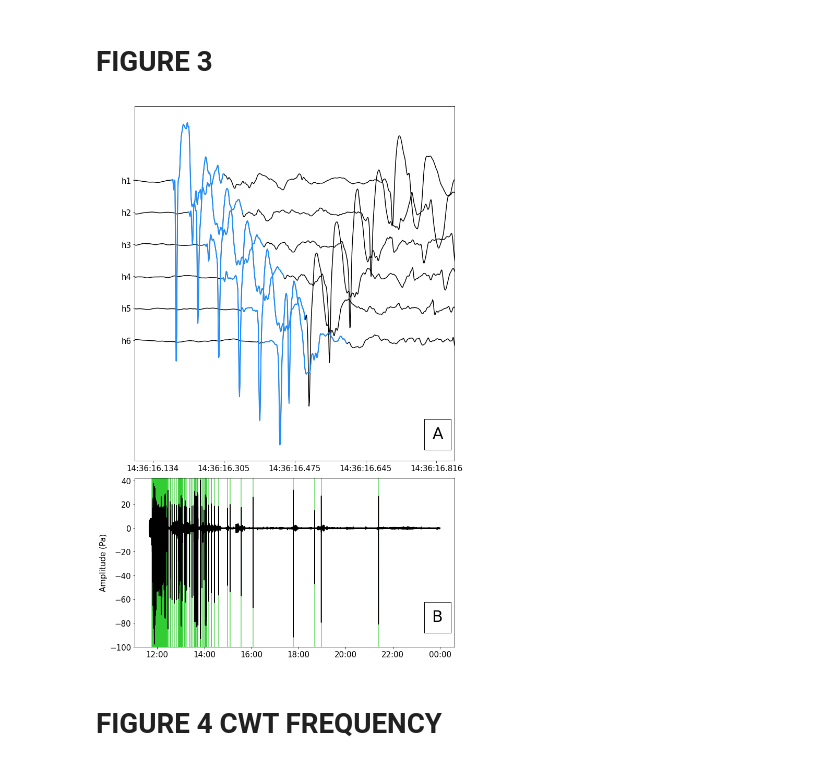
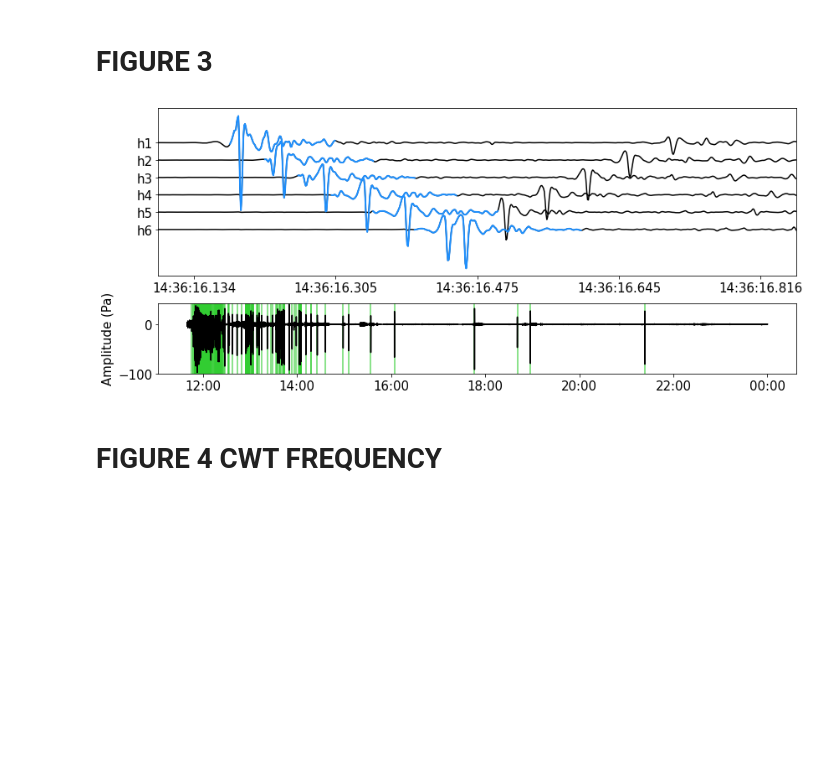
Before and after one commit to SerpRateAI/boreholeAcoustics, a Jupyter notebook: FINAL-PLOTS-PAPER.ipynb, the cells around one changed output. Cells and saved outputs as stored; diff of their text form; code cells hidden in the pictures; blank space fills up the shorter version.

Commit message:
revision to final figures

```diff
--- a/FINAL-PLOTS-PAPER.ipynb
+++ b/FINAL-PLOTS-PAPER.ipynb
@@ -158,14 +158,15 @@ fig.savefig('figures/fig2bottom.pdf', bbox_inches='tight')
 starttime = obspy.UTCDateTime('2019-05-18T14:30:00')
 endtime = obspy.UTCDateTime('2019-05-18T14:40:00')
 tempraw = day138.copy().trim(starttime=starttime, endtime=endtime)
-# tempraw = tempmatch.digest_data(tempraw)
-# temp = tempmatch.make_template(hole='B')
-temp = tempmatch.make_template(hole='B', raw=True)
+tempraw = tempmatch.digest_data(tempraw)
+temp = tempmatch.make_template(hole='B')
+# temp = tempmatch.make_template(hole='B', raw=True)
 # %%
 ###############
 #   template  #
 ###############
-fig = plt.figure(figsize=(10, 15))
+# fig = plt.figure(figsize=(10, 15))
+fig = plt.figure(figsize=(12, 5))
 ax1 = plt.subplot2grid((3,2), (0, 0), colspan=2, rowspan=2)
 ax2 = plt.subplot2grid((3,2), (2, 0), colspan=3, )
 
@@ -190,37 +191,37 @@ ax[0].set_xticks(xticks)
 ax[0].set_xticklabels(xticks, fontsize=15)
 ax[0].xaxis.set_major_formatter(PrecisionDateFormatter('%H:%M:%S.{ms}'))
 
 ###################
 #   all day 138   #
 ###################
 # data = det[det.time.between('2019-05-18', '2019-05-19')].copy()
 data = bubbles[bubbles.time.between('2019-05-18', '2019-05-19')].copy()
 
 x = data.time
 y = np.ones_like(x)*500
 ax[1].plot([x, x], [-y, y], color='limegreen', alpha=0.75)
 
 h1 = day138[0].slice(starttime=obspy.UTCDateTime('2019-05-18T11:40:00'))
 ax[1].plot(h1.times('matplotlib'), h1.data, color='black')
 
 ax[1].set_ylim(-100, 42)
 ax[1].set_ylabel('Amplitude (Pa)', fontsize=15)
 ax[1].xaxis.set_major_formatter(mdates.DateFormatter('%H:%M'))
 ax[1].tick_params(axis='x', labelsize=15)
 ax[1].tick_params(axis='y', labelsize=15)
 
 bbox = dict(facecolor='none', edgecolor='black', boxstyle='round,pad=0.5')
 # ax[1].text(s='March 18, 2019', fontsize=20, x=h1.times('matplotlib').min(), y=-90, bbox=bbox)
 
 bbox = dict(facecolor='none', edgecolor='black', boxstyle='square,pad=0.5')
 # ax[0].text(s='A', fontsize=20, x=temp[-1].times('matplotlib').max()+2.25e-6, y=-70, bbox=bbox)
-fig.text(s='A', fontsize=30, x=0.9, y=0.4, bbox=bbox)
-fig.text(s='B', fontsize=30, x=0.9, y=0.075, bbox=bbox)
+# fig.text(s='A', fontsize=30, x=0.9, y=0.4, bbox=bbox)
+# fig.text(s='B', fontsize=30, x=0.9, y=0.075, bbox=bbox)
 
 fig.tight_layout()
-# fig.savefig('figures/bubbles_time_series_day138_AND_bubble_templates_with_reflections.pdf', bbox_inches='tight')
+fig.savefig('figures/bubbles_time_series_day138_AND_bubble_templates_with_reflections.pdf', bbox_inches='tight')
 # %% [output]
-[figure, old version]
+[figure, new version]
 # %% [markdown]
 # FIGURE 4 CWT FREQUENCY
 # %%
```
Also changed, not shown: parts of 2 cells of this notebook, 6 other files.
